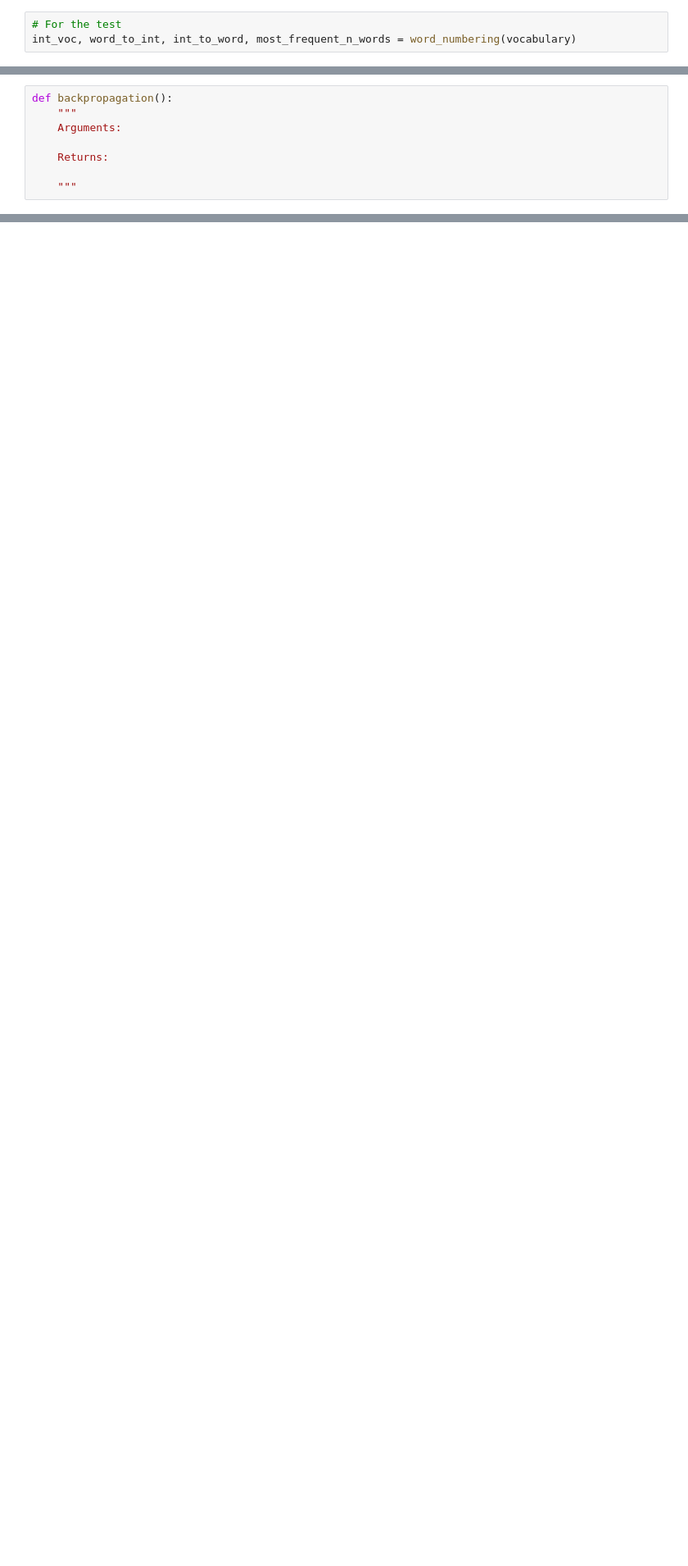
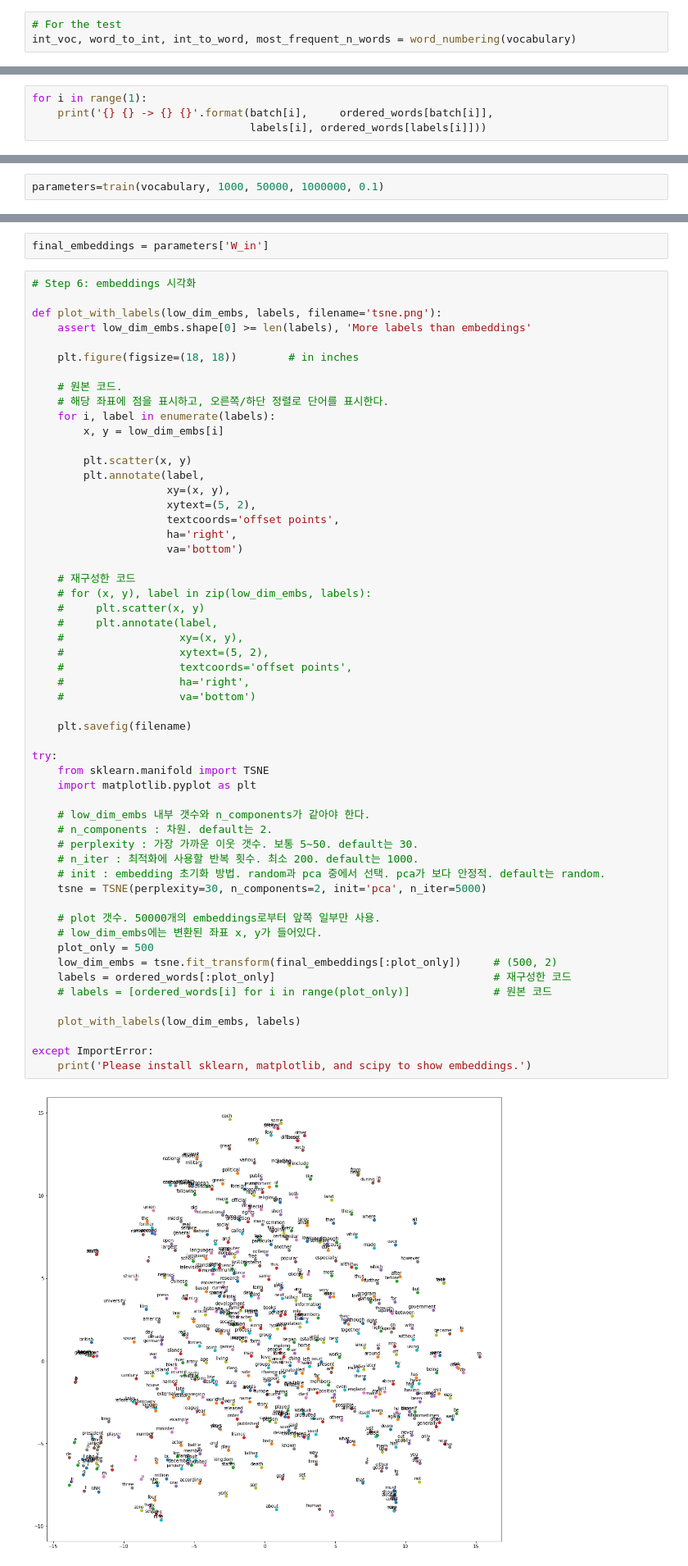
Before and after one commit to dign50501/word2vec, a Jupyter notebook: Word2Vec.ipynb, the cells around one changed output, grey strips where cells are left out. Shown at 82% size. Cells and saved outputs as stored; diff of their text form; blank space fills up the shorter version.

Commit message:
backprop
First worked

```diff
--- a/Word2Vec.ipynb
+++ b/Word2Vec.ipynb
@@ -280,0 +215,4 @@ for i in range(8):
+# %%
+for i in range(1):
+    print('{} {} -> {} {}'.format(batch[i],     ordered_words[batch[i]],
+                                  labels[i], ordered_words[labels[i]]))
@@ -352,9 +365 @@ def compute_cost_function(output, labels):
-# %%
-def backpropagation():
-    """
-    Arguments:
-
-    Returns:
-
-    """
 # %%
@@ -385,0 +396,2 @@ def train(vocabulary, projection_size, num_of_n_words, epoch, learning_rate):
+# %%
+parameters=train(vocabulary, 1000, 50000, 1000000, 0.1)
@@ -386,3 +416,62 @@ def train(vocabulary, projection_size, num_of_n_words, epoch, learning_rate):
+# %%
+final_embeddings = parameters['W_in']
+# %%
+# Step 6: embeddings 시각화
+
+def plot_with_labels(low_dim_embs, labels, filename='tsne.png'):
+    assert low_dim_embs.shape[0] >= len(labels), 'More labels than embeddings'
+
+    plt.figure(figsize=(18, 18))        # in inches
+
+    # 원본 코드.
+    # 해당 좌표에 점을 표시하고, 오른쪽/하단 정렬로 단어를 표시한다.
+    for i, label in enumerate(labels):
+        x, y = low_dim_embs[i]
+
+        plt.scatter(x, y)
+        plt.annotate(label,
+                     xy=(x, y),
+                     xytext=(5, 2),
+                     textcoords='offset points',
+                     ha='right',
+                     va='bottom')
+
+    # 재구성한 코드
+    # for (x, y), label in zip(low_dim_embs, labels):
+    #     plt.scatter(x, y)
+    #     plt.annotate(label,
+    #                  xy=(x, y),
+    #                  xytext=(5, 2),
+    #                  textcoords='offset points',
+    #                  ha='right',
+    #                  va='bottom')
+
+    plt.savefig(filename)
+
+try:
+    from sklearn.manifold import TSNE
+    import matplotlib.pyplot as plt
+
+    # low_dim_embs 내부 갯수와 n_components가 같아야 한다.
+    # n_components : 차원. default는 2.
+    # perplexity : 가장 가까운 이웃 갯수. 보통 5~50. default는 30.
+    # n_iter : 최적화에 사용할 반복 횟수. 최소 200. default는 1000.
+    # init : embedding 초기화 방법. random과 pca 중에서 선택. pca가 보다 안정적. default는 random.
+    tsne = TSNE(perplexity=30, n_components=2, init='pca', n_iter=5000)
+
+    # plot 갯수. 50000개의 embeddings로부터 앞쪽 일부만 사용.
+    # low_dim_embs에는 변환된 좌표 x, y가 들어있다.
+    plot_only = 500
+    low_dim_embs = tsne.fit_transform(final_embeddings[:plot_only])     # (500, 2)
+    labels = ordered_words[:plot_only]                                  # 재구성한 코드
+    # labels = [ordered_words[i] for i in range(plot_only)]             # 원본 코드
+
+    plot_with_labels(low_dim_embs, labels)
+
+except ImportError:
+    print('Please install sklearn, matplotlib, and scipy to show embeddings.')
+# %% [output]
+[figure, added]
 # %%
 vocabulary_size = 50000
 
```
Also changed, not shown: parts of 19 cells of this notebook.
